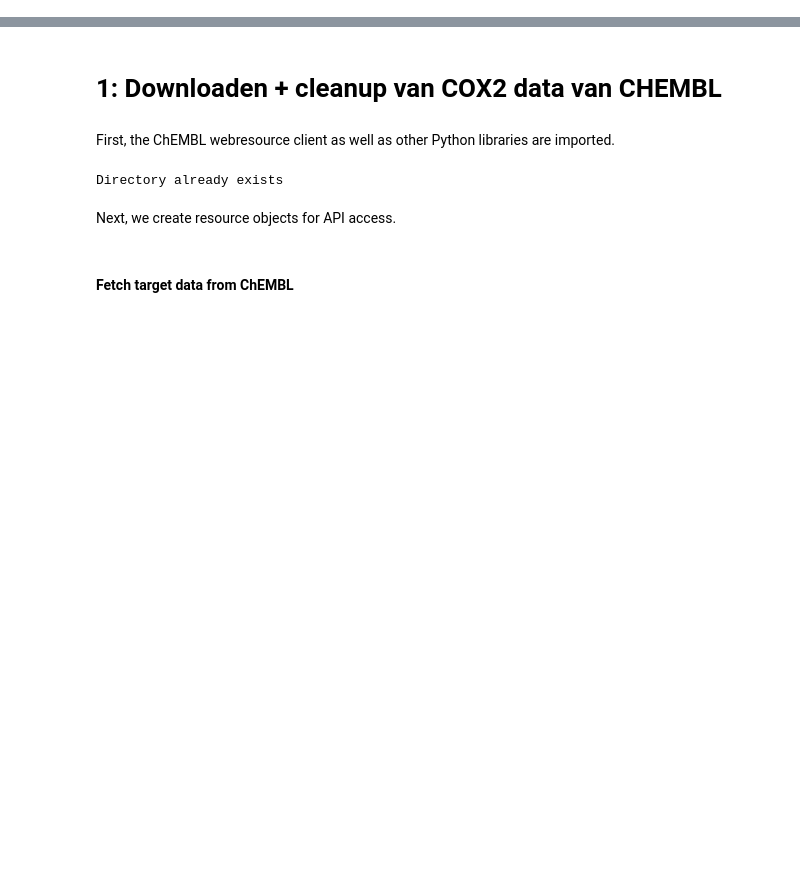
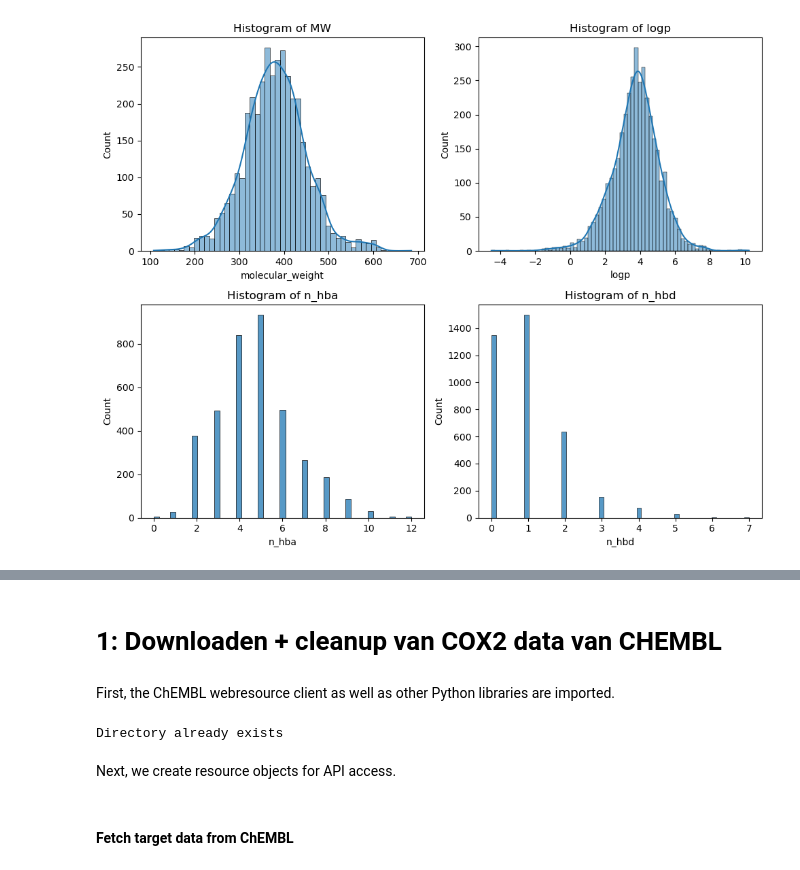
Before and after one commit to wesselporschen/ACMDD_COX2, a Jupyter notebook: MachineLearning_reworked.ipynb, the cells around one changed output, grey strips where cells are left out. Drawn from its saved outputs; the diff is of its cells as text; code cells hidden in the pictures; blank space fills up the shorter version.

```diff
--- a/MachineLearning_reworked.ipynb
+++ b/MachineLearning_reworked.ipynb
@@ -0,0 +796,11 @@
+# %%
+# Read data from previous talktorials
+chembl_df = pd.read_csv(
+    "COX2_compounds_lipinski.csv",
+    index_col=0,
+)
+
+# Look at head
+print("Shape of dataframe : ", chembl_df.shape)
+chembl_df.head()
+# NBVAL_CHECK_OUTPUT
@@ -0,0 +815,27 @@
+# %%
+import matplotlib.pyplot as plt
+import seaborn as sns
+
+# Assuming chembl_df is already loaded and contains the required columns
+
+# Create a 2x2 figure
+fig, axes = plt.subplots(2, 2, figsize=(10, 8))
+
+# Plot histograms for each column
+sns.histplot(chembl_df['molecular_weight'], ax=axes[0, 0], kde=True)
+axes[0, 0].set_title('Histogram of MW')
+
+sns.histplot(chembl_df['logp'], ax=axes[0, 1], kde=True)
+axes[0, 1].set_title('Histogram of logp')
+
+sns.histplot(chembl_df['n_hba'], ax=axes[1, 0], kde=False)
+axes[1, 0].set_title('Histogram of n_hba')
+
+sns.histplot(chembl_df['n_hbd'], ax=axes[1, 1], kde=False)
+axes[1, 1].set_title('Histogram of n_hbd')
+
+# Adjust layout and display the plot
+plt.tight_layout()
+plt.show()
+# %% [output]
+[figure, added]
```
Also changed, not shown: parts of 150 cells of this notebook, 1 other file.
